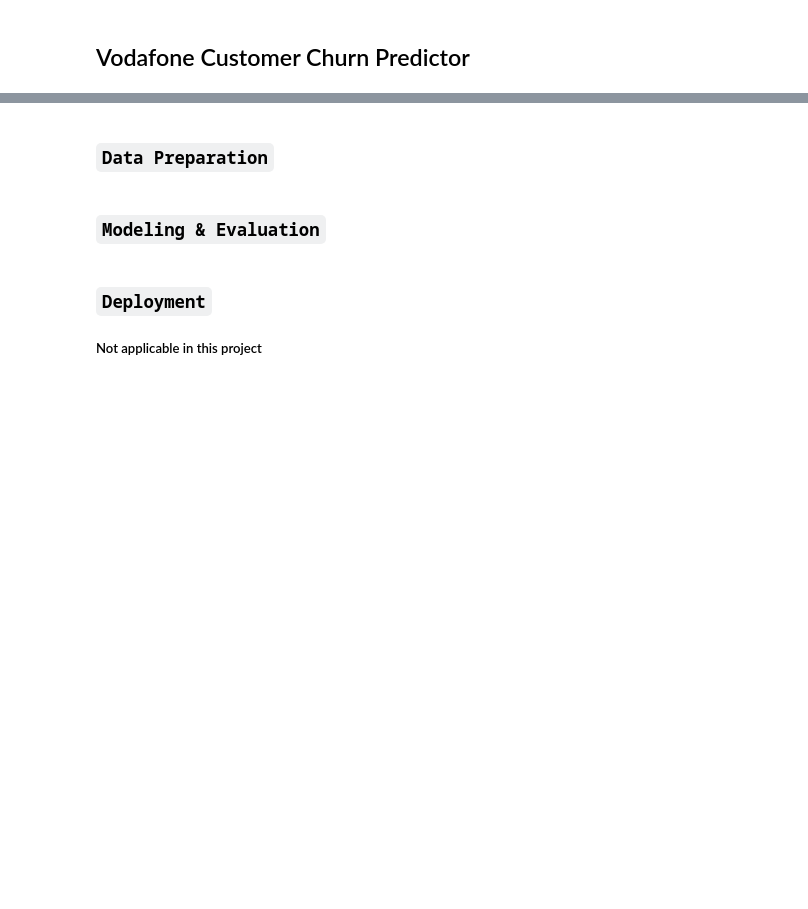
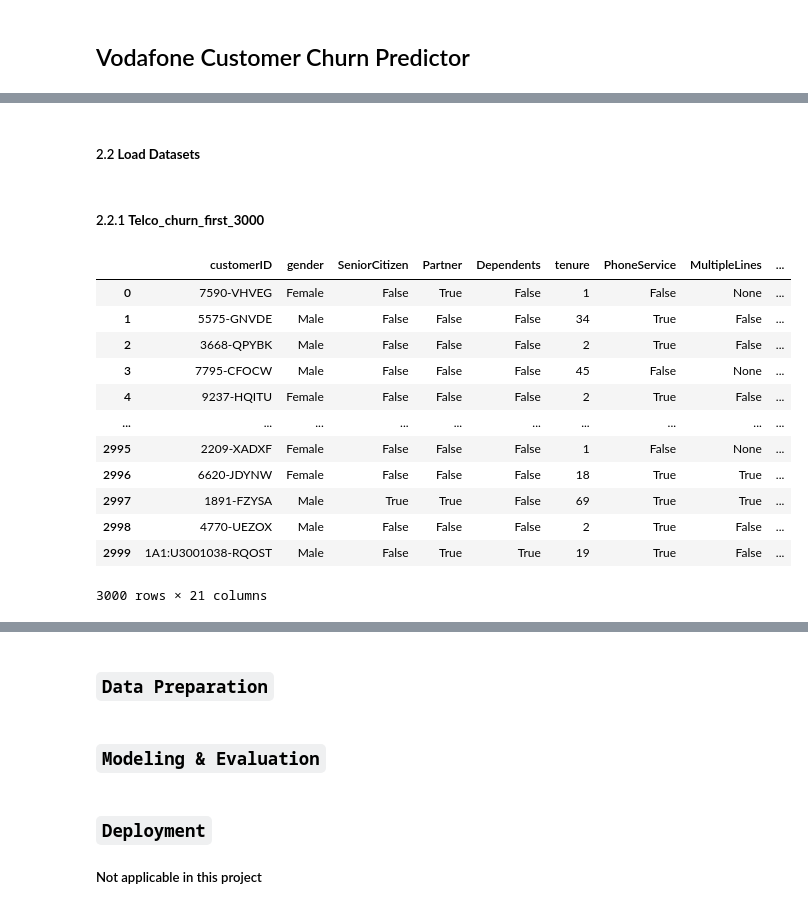
Before and after one commit to BamBamOguns/Customer-Churn-Prediction-Vodafone-Corporation-, a Jupyter notebook: notebooks/main.ipynb, the cells around one changed output, grey strips where cells are left out. Saved outputs shown, nothing was run; the diff lists cells and outputs as text; code cells hidden in the pictures; blank space fills up the shorter version.

Commit message:
Import relevant libraries, Create .env file and Load all datasets

```diff
--- a/notebooks/main.ipynb
+++ b/notebooks/main.ipynb
@@ -80,0 +95,44 @@
+# %% [markdown]
+##### 2.2 **Load Datasets**
+# %%
+# load environment variables from .env file into a dictionary
+environment_variables = dotenv_values('.env')
+
+# Get the values for the credentials from .env file
+database = environment_variables.get("database")
+server = environment_variables.get("server")
+user = environment_variables.get("user")
+password = environment_variables.get("password")
+
+# create a connection string
+connection_string = f"DRIVER={{SQL Server}};SERVER={server};DATABASE={database};UID={user};PWD={password}"
+# %%
+# Using the connect method of the pyodbc library to pass in the connection string
+connection = pyodbc.connect(connection_string)
+
+# what tables are in the Database
+db_query = '''SELECT *
+FROM INDIVIDUAL_SCHEMA.TABLES
+WHERE TABLE_TYPE = 'BASE TABLE'''
+# %% [markdown]
+##### 2.2.1 **Telco_churn_first_3000**
+# %%
+# Querying the Database to determine the tables we are to use for analysis and modelling
+query1 = "Select * from dbo.LP2_Telco_churn_first_3000"
+
+voda1 = pd.read_sql(query1, connection)
+voda1
+# %% [output]
+|  | customerID | gender | SeniorCitizen | Partner | Dependents | tenure | PhoneService | MultipleLines | ... |
+| 0 | 7590-VHVEG | Female | False | True | False | 1 | False | None | ... |
+| 1 | 5575-GNVDE | Male | False | False | False | 34 | True | False | ... |
+| 2 | 3668-QPYBK | Male | False | False | False | 2 | True | False | ... |
+| 3 | 7795-CFOCW | Male | False | False | False | 45 | False | None | ... |
+| 4 | 9237-HQITU | Female | False | False | False | 2 | True | False | ... |
+| ... | ... | ... | ... | ... | ... | ... | ... | ... | ... |
+| 2995 | 2209-XADXF | Female | False | False | False | 1 | False | None | ... |
+| 2996 | 6620-JDYNW | Female | False | False | False | 18 | True | True | ... |
+| 2997 | 1891-FZYSA | Male | True | True | False | 69 | True | True | ... |
+| 2998 | 4770-UEZOX | Male | False | False | False | 2 | True | False | ... |
+| 2999 | 1A1:U3001038-RQOST | Male | False | True | True | 19 | True | False | ... |
+3000 rows × 21 columns
```
Also changed, not shown: parts of 8 cells of this notebook, 1 other file.
